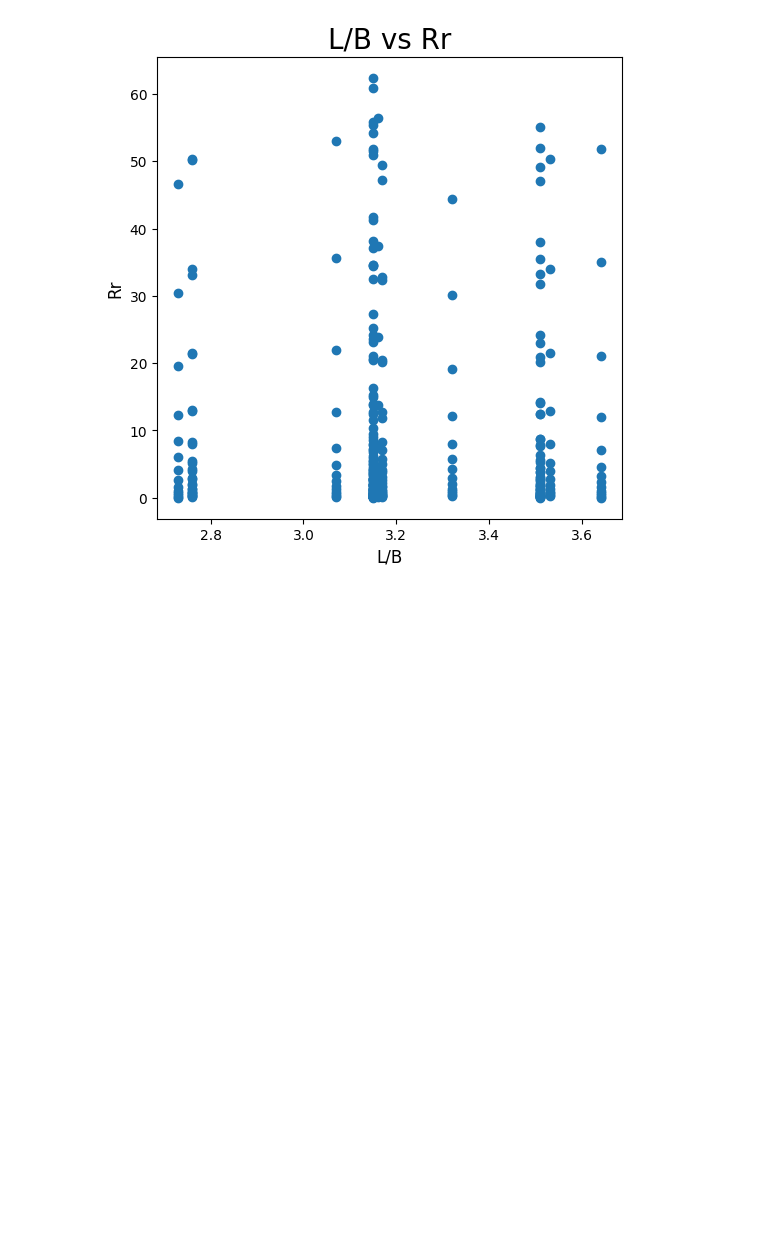
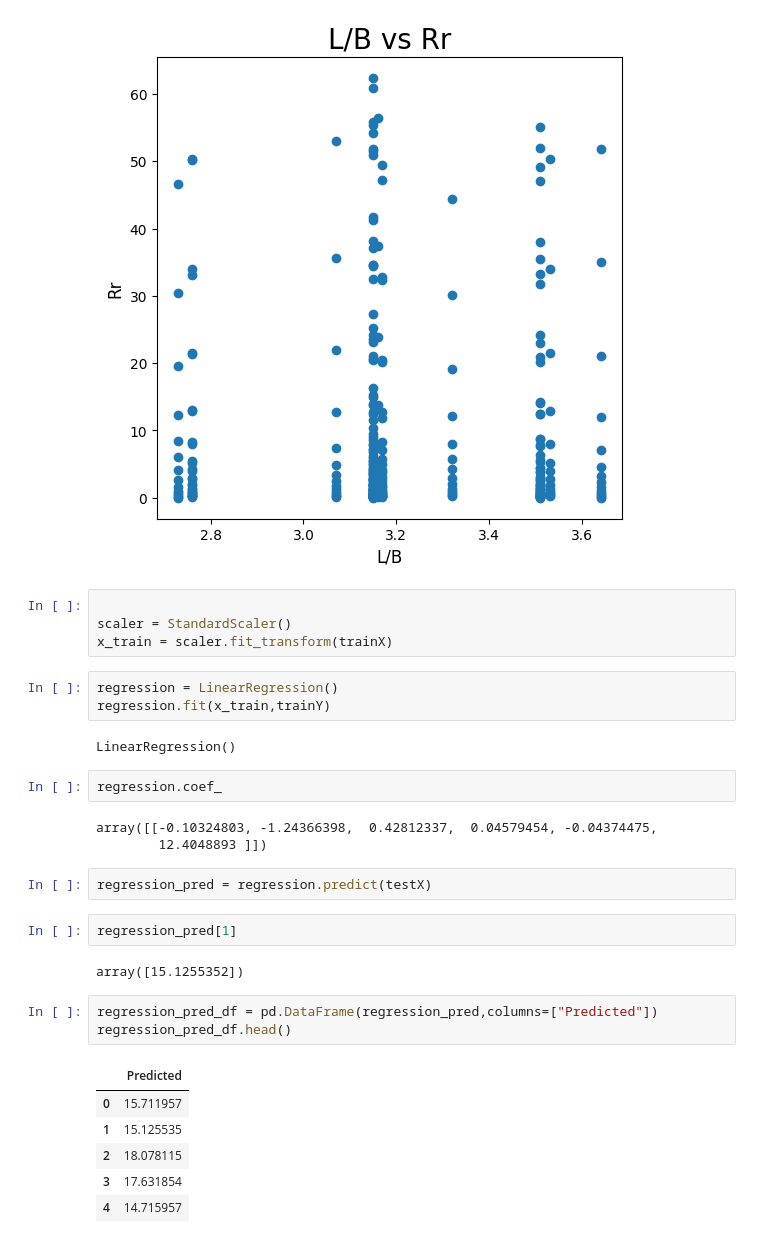
Before and after one commit to Rockingrishu/Yacht-Hydrodynamics-project, a Jupyter notebook: dataset.ipynb, the cells around one changed output. Cells and saved outputs as stored; diff of their text form; blank space fills up the shorter version.

```diff
--- a/dataset.ipynb
+++ b/dataset.ipynb
@@ -293,3 +293,33 @@ ax.scatter(df[orders[4]],df[target[0]],)
 # %% [output]
 <matplotlib.collections.PathCollection at 0x...>
 [figure]
+# %%
+
+scaler = StandardScaler()
+x_train = scaler.fit_transform(trainX)
+# %%
+regression = LinearRegression()
+regression.fit(x_train,trainY)
+# %% [output]
+LinearRegression()
+# %%
+regression.coef_
+# %% [output]
+array([[-0.10324803, -1.24366398,  0.42812337,  0.04579454, -0.04374475,
+        12.4048893 ]])
+# %%
+regression_pred = regression.predict(testX)
+# %%
+regression_pred[1]
+# %% [output]
+array([15.1255352])
+# %%
+regression_pred_df = pd.DataFrame(regression_pred,columns=["Predicted"])
+regression_pred_df.head()
+# %% [output]
+|  | Predicted |
+| 0 | 15.711957 |
+| 1 | 15.125535 |
+| 2 | 18.078115 |
+| 3 | 17.631854 |
+| 4 | 14.715957 |
```
Also changed, not shown: parts of 1 cell of this notebook.
